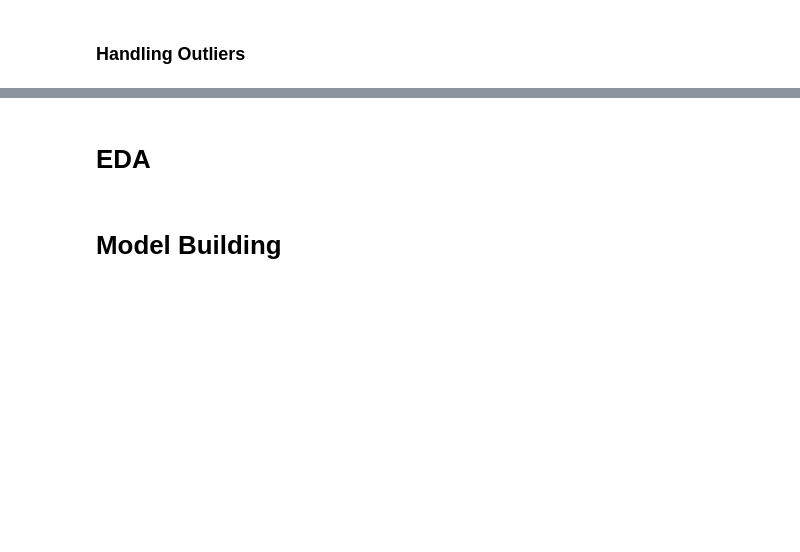
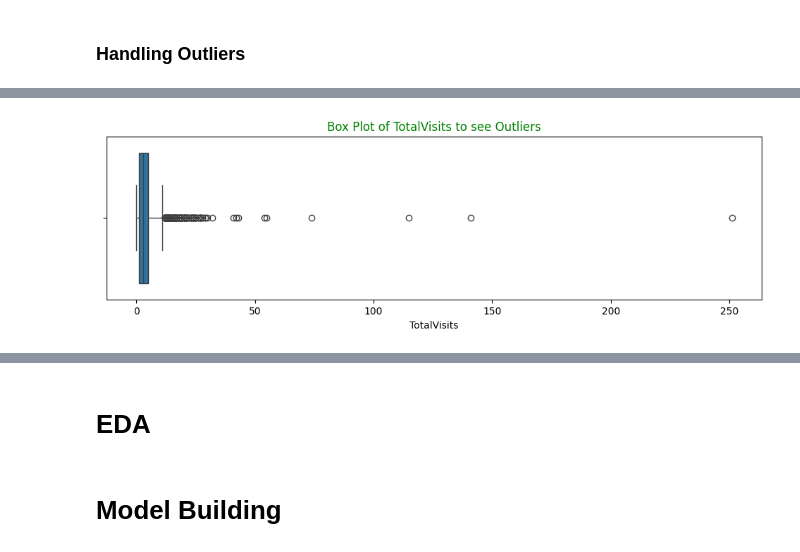
Before and after one commit to Ashlesha-0204/Lead_Scoring_Case_Study, a Jupyter notebook: lead_score.ipynb, the cells around one changed output, grey strips where cells are left out. Cells and saved outputs as stored; diff of their text form; code cells hidden in the pictures; blank space fills up the shorter version.

```diff
--- a/lead_score.ipynb
+++ b/lead_score.ipynb
@@ -284,0 +363,7 @@ lead_score.drop(columns=['What is your current occupation'], inplace=True)
+# %%
+# merge similar labels
+lead_score['City'] = lead_score['City'].replace({ 'Other Cities': 'Other Cities',
+                                                 'Other Metro Cities': 'Other Cities',
+                                                 'Tier II Cities': 'Other Cities',
+                                                 'Thane & Outskirts': 'Other Cities of Maharashtra'
+})
@@ -284,0 +402,6 @@ lead_score.drop(columns=['What is your current occupation'], inplace=True)
+# %%
+# drop rows with missing values less than 4-5%
+lead_score = lead_score.dropna()
+# %%
+# drop rows with missing values less than 4-5%
+lead_score = lead_score.dropna()
@@ -284,0 +431,4 @@ lead_score.drop(columns=['What is your current occupation'], inplace=True)
+# %%
+# drop columns with a single unique value
+col_to_drop = ['I agree to pay the amount through cheque','Update me on Supply Chain Content','Get updates on DM Content','Receive More Updates About Our Courses']
+lead_score.drop(columns=col_to_drop, inplace=True)
@@ -286,0 +503,8 @@ lead_score.drop(columns=['What is your current occupation'], inplace=True)
+# %%
+# checking outliers for TotalVisits
+plt.figure(figsize=[12,3])
+sns.boxplot(x = lead_score.TotalVisits)
+plt.title('Box Plot of TotalVisits to see Outliers', fontdict={'fontsize': 12, 'color' : 'Green'})
+plt.show()
+# %% [output]
+[figure, added]
```
Also changed, not shown: parts of 50 cells of this notebook.
